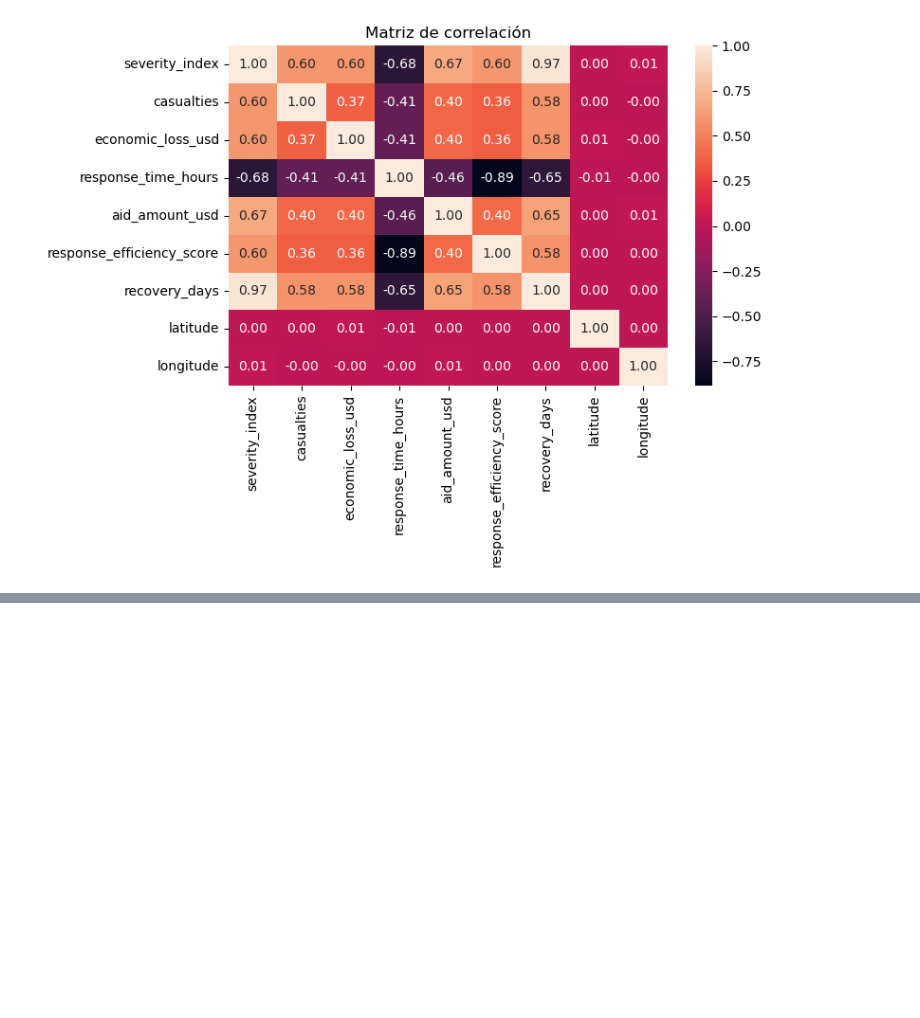
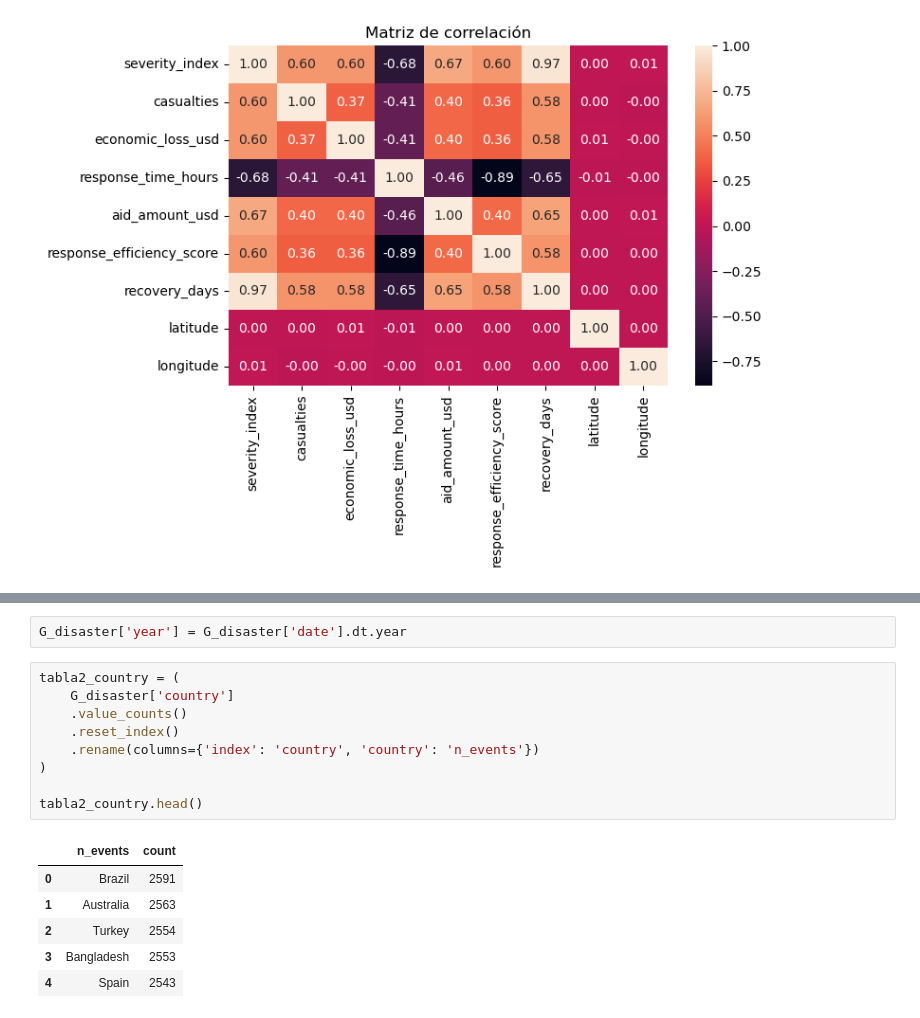
Before and after one commit to sebastiangs1001-python/MachineL, a Jupyter notebook: archive(1)/ML.ipynb, the cells around one changed output, grey strips where cells are left out. Cells and saved outputs as stored; diff of their text form; blank space fills up the shorter version.

```diff
--- a/archive(1)/ML.ipynb
+++ b/archive(1)/ML.ipynb
@@ -257,0 +295,18 @@ plt.show()
+# %%
+G_disaster['year'] = G_disaster['date'].dt.year
+# %%
+tabla2_country = (
+    G_disaster['country']
+    .value_counts()
+    .reset_index()
+    .rename(columns={'index': 'country', 'country': 'n_events'})
+)
+
+tabla2_country.head()
+# %% [output]
+|  | n_events | count |
+| 0 | Brazil | 2591 |
+| 1 | Australia | 2563 |
+| 2 | Turkey | 2554 |
+| 3 | Bangladesh | 2553 |
+| 4 | Spain | 2543 |
```
Also changed, not shown: parts of 7 cells of this notebook, 11 other files.
